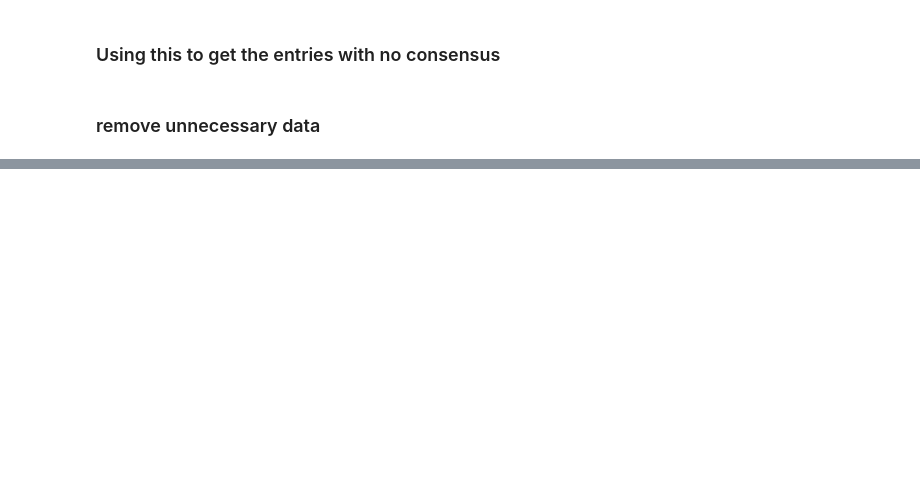
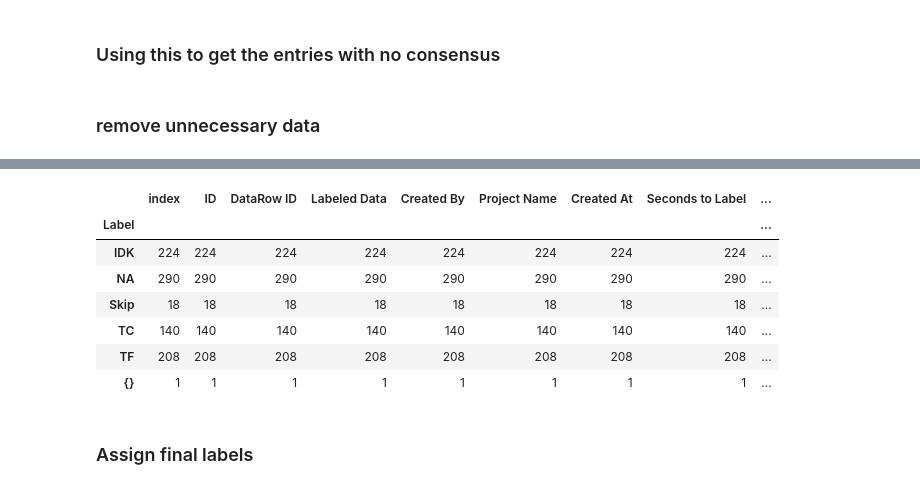
Before and after one commit to dndsmith/watson_ci_career_readiness, a Jupyter notebook: src/determine_final_label.ipynb, the cells around one changed output, grey strips where cells are left out. Saved outputs shown, nothing was run; the diff lists cells and outputs as text; code cells hidden in the pictures; blank space fills up the shorter version.

```diff
--- a/src/determine_final_label.ipynb
+++ b/src/determine_final_label.ipynb
@@ -15,17 +10,0 @@ df.sort_values(by=["Labeled Data"], inplace=True)
-# %%
-df["Label"]
-oof = 0
-array = [None] * 4
-indices = [None] * 4
-for index, row in df.iterrows():
-    a = row["Agreement"]
-    indices[oof] = index
-    array[oof] = a
-    oof += 1
-    if oof == 4:
-        oof = 0
-        array.sort()
-        if array[0] != array[3] or array[0] == 1:
-            for i in indices:
-                df = df.drop(index=i)
-df
@@ -31,0 +43,13 @@ df
+# %%
+df.groupby("Label").agg("count")
+# %% [output]
+|  | index | ID | DataRow ID | Labeled Data | Created By | Project Name | Created At | Seconds to Label | ... |
+| Label |  |  |  |  |  |  |  |  | ... |
+| IDK | 224 | 224 | 224 | 224 | 224 | 224 | 224 | 224 | ... |
+| NA | 290 | 290 | 290 | 290 | 290 | 290 | 290 | 290 | ... |
+| Skip | 18 | 18 | 18 | 18 | 18 | 18 | 18 | 18 | ... |
+| TC | 140 | 140 | 140 | 140 | 140 | 140 | 140 | 140 | ... |
+| TF | 208 | 208 | 208 | 208 | 208 | 208 | 208 | 208 | ... |
+| {} | 1 | 1 | 1 | 1 | 1 | 1 | 1 | 1 | ... |
+# %% [markdown]
+### Assign final labels
```
Also changed, not shown: parts of 9 cells of this notebook, 2 other files.
